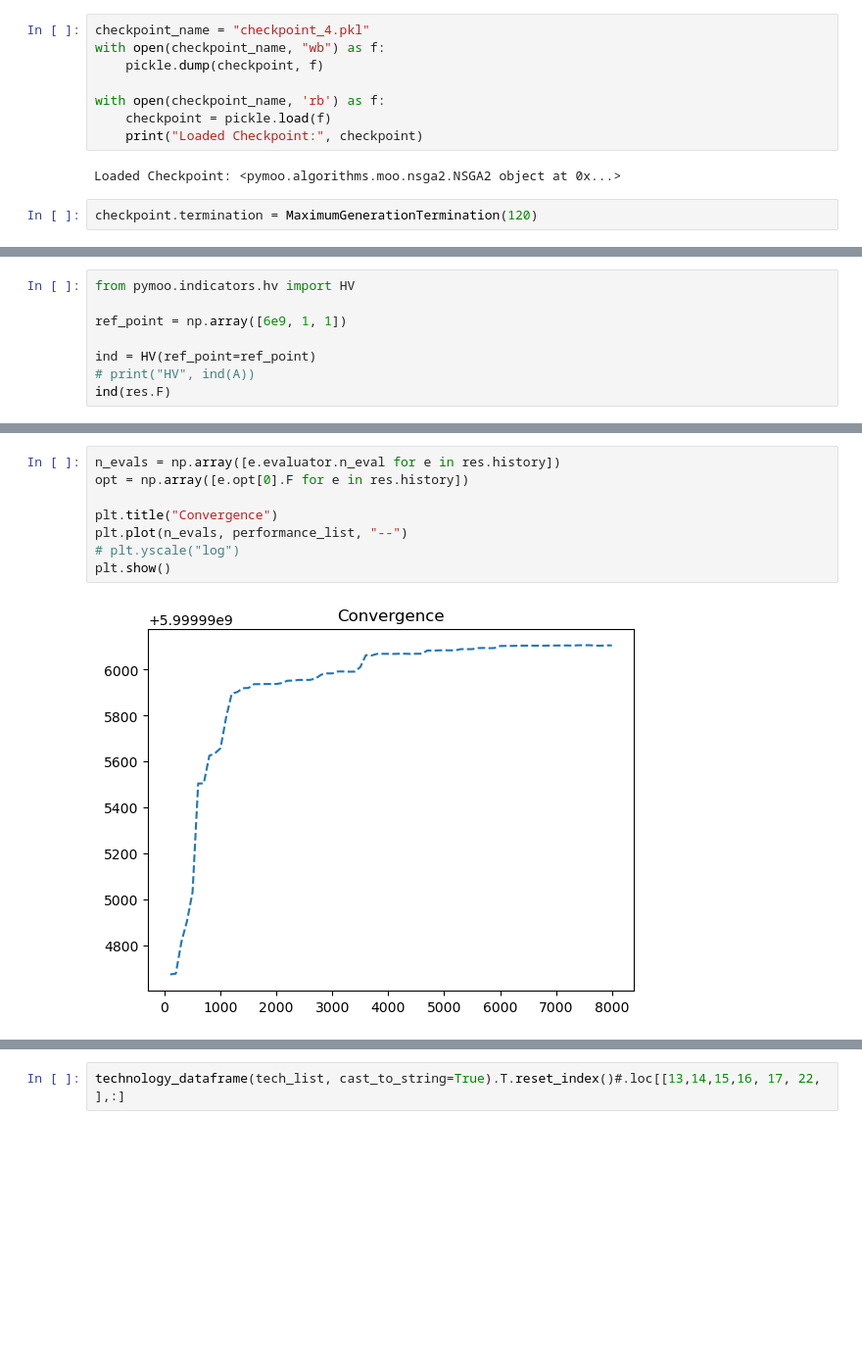
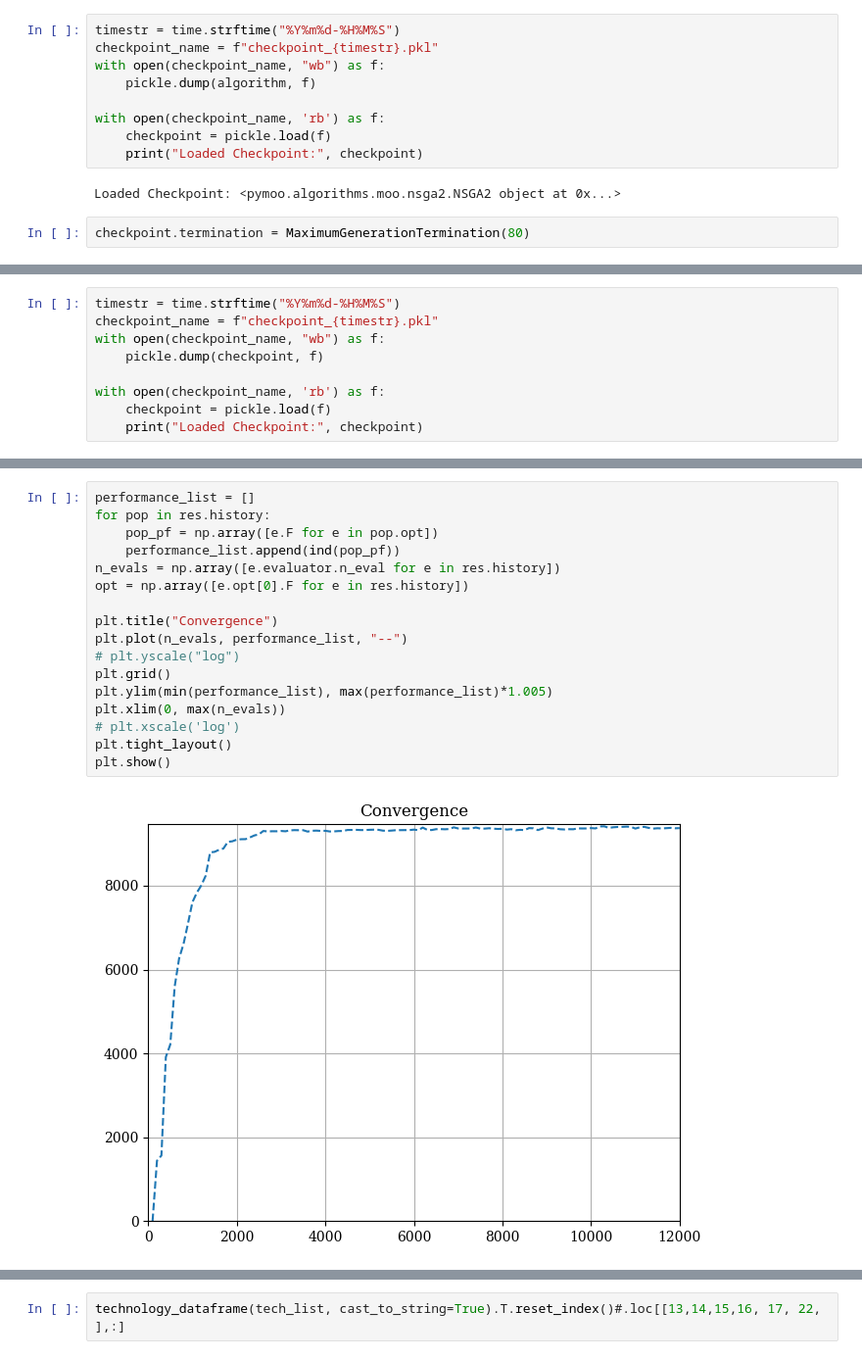
Before and after one commit to arfc/2025-dotson-dissertation, a Jupyter notebook: analysis/scripts/05-examples-scripts/datacenter_example.ipynb, the cells around one changed output, grey strips where cells are left out. Shown at 98% size. Drawn from its saved outputs; the diff is of its cells as text; blank space fills up the shorter version.

```diff
--- a/analysis/scripts/05-examples-scripts/datacenter_example.ipynb
+++ b/analysis/scripts/05-examples-scripts/datacenter_example.ipynb
@@ -330,7 +248,8 @@ plt.show()
 # %%
-checkpoint_name = "checkpoint_4.pkl"
+timestr = time.strftime("%Y%m%d-%H%M%S")
+checkpoint_name = f"checkpoint_{timestr}.pkl"
 with open(checkpoint_name, "wb") as f:
-    pickle.dump(checkpoint, f)
+    pickle.dump(algorithm, f)
 
 with open(checkpoint_name, 'rb') as f:
     checkpoint = pickle.load(f)
@@ -338,7 +257,7 @@ with open(checkpoint_name, 'rb') as f:
 # %% [output]
 Loaded Checkpoint: <pymoo.algorithms.moo.nsga2.NSGA2 object at 0x...>
 # %%
-checkpoint.termination = MaximumGenerationTermination(120)
+checkpoint.termination = MaximumGenerationTermination(80)
 # %%
 res = minimize(problem,
                checkpoint,
@@ -389,8 +303,0 @@ array([2.43527318e+09, 6.53418380e-02, 9.97323442e-07])
-# %%
-from pymoo.indicators.hv import HV
-
-ref_point = np.array([6e9, 1, 1])
-
-ind = HV(ref_point=ref_point)
-# print("HV", ind(A))
-ind(res.F)
@@ -403,0 +304,9 @@ for pop in res.history:
+# %%
+timestr = time.strftime("%Y%m%d-%H%M%S")
+checkpoint_name = f"checkpoint_{timestr}.pkl"
+with open(checkpoint_name, "wb") as f:
+    pickle.dump(checkpoint, f)
+
+with open(checkpoint_name, 'rb') as f:
+    checkpoint = pickle.load(f)
+    print("Loaded Checkpoint:", checkpoint)
@@ -404,10 +346,19 @@ for pop in res.history:
 # %%
+performance_list = []
+for pop in res.history:
+    pop_pf = np.array([e.F for e in pop.opt])
+    performance_list.append(ind(pop_pf))
 n_evals = np.array([e.evaluator.n_eval for e in res.history])
 opt = np.array([e.opt[0].F for e in res.history])
 
 plt.title("Convergence")
 plt.plot(n_evals, performance_list, "--")
 # plt.yscale("log")
+plt.grid()
+plt.ylim(min(performance_list), max(performance_list)*1.005)
+plt.xlim(0, max(n_evals))
+# plt.xscale('log')
+plt.tight_layout()
 plt.show()
 # %% [output]
-[figure, old version]
+[figure, new version]
```
Also changed, not shown: parts of 43 cells of this notebook, 15 other files.
